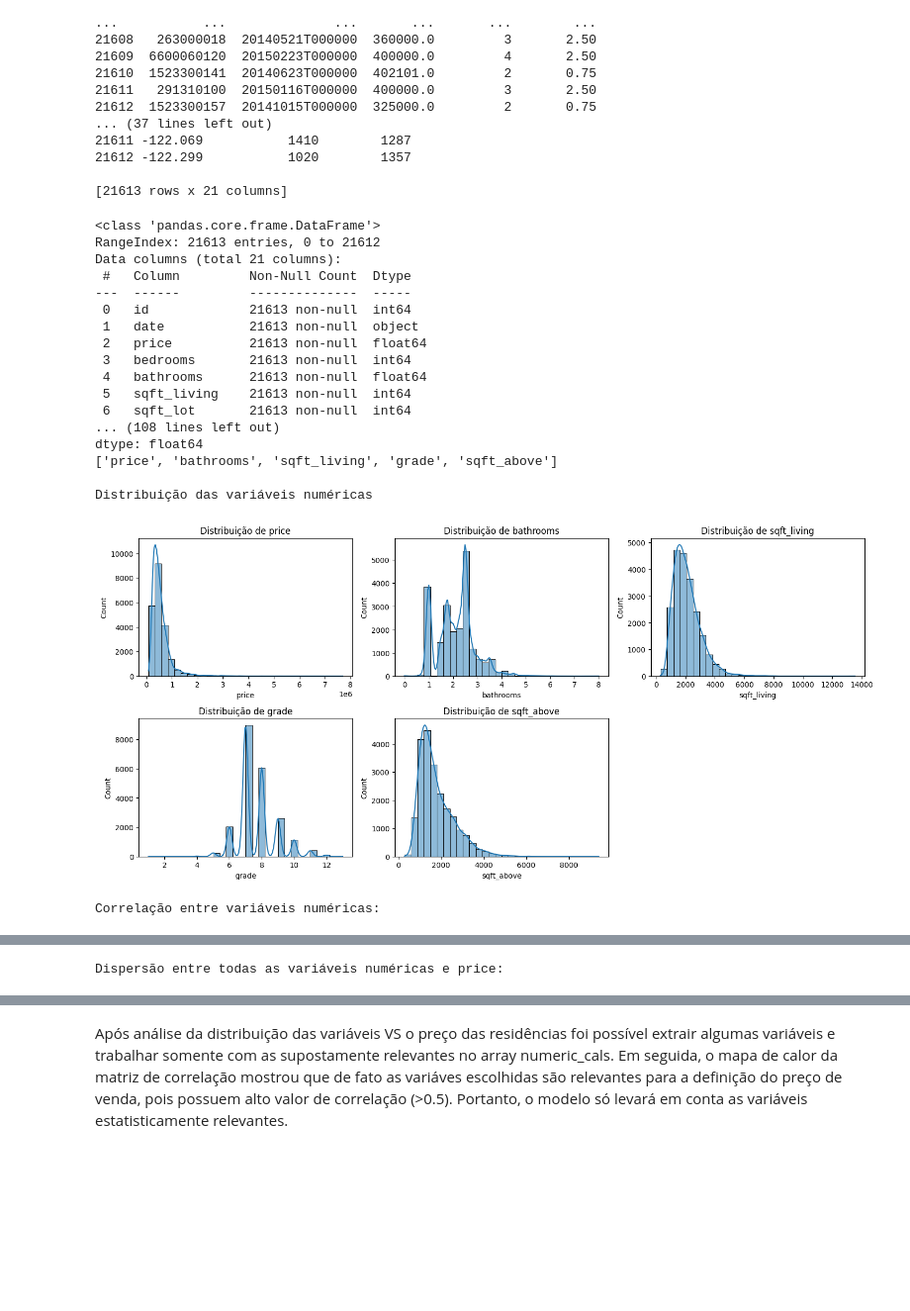
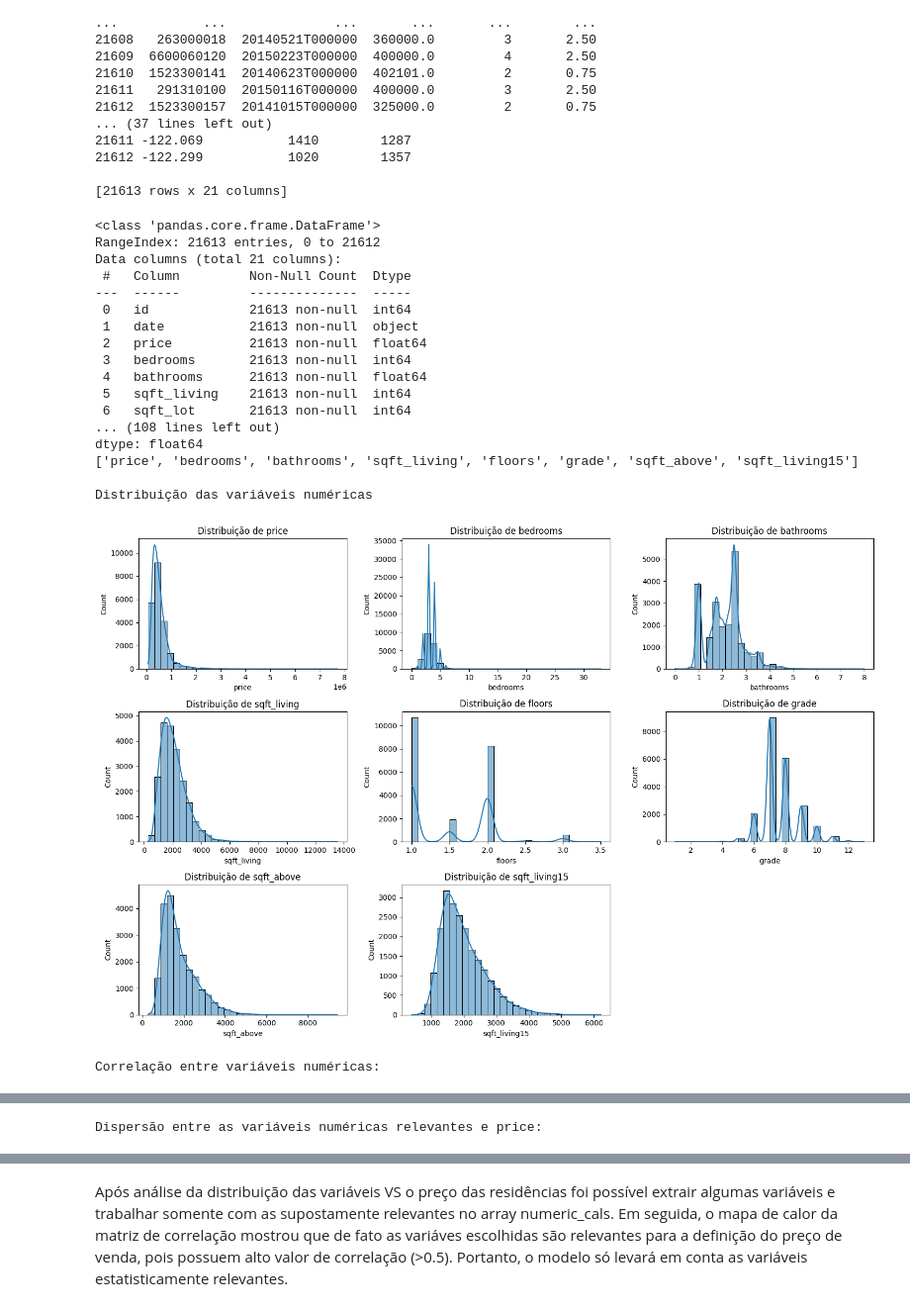
Before and after one commit to gustavo-plc/PyStatistics, a Jupyter notebook: AEDI_PROVA.ipynb, the cells around one changed output, grey strips where cells are left out. Shown at 99% size. Saved outputs shown, nothing was run; the diff lists cells and outputs as text; code cells hidden in the pictures; blank space fills up the shorter version.

```diff
--- a/AEDI_PROVA.ipynb
+++ b/AEDI_PROVA.ipynb
@@ -65,7 +65,7 @@ print(dados.median(numeric_only=True))
 # seleção das variáveis numéricas e relevantes
 
 numeric_cols = [col for col in dados.select_dtypes(include='number').columns
-                if col not in ['id', 'zipcode', 'sqft_lot', 'lat', 'waterfront', 'long', 'view', 'sqft_lot', 'sqft_lot15', 'date', 'bedrooms', 'floors', 'condition', 'sqft_basement', 'yr_built', 'yr_renovated', 'sqft_living15']]
+                if col not in ['id', 'zipcode', 'sqft_lot', 'lat', 'waterfront', 'long', 'view', 'sqft_lot', 'sqft_lot15', 'date', 'condition', 'sqft_basement', 'yr_built', 'yr_renovated']]
 
 
 print(numeric_cols)
@@ -91,7 +91,7 @@ plt.show()
 # gráficos de dispersão para todas as variáveis em numeric_cols
 target = 'price'
 
-print(f"\nDispersão entre todas as variáveis numéricas e {target}:")
+print(f"\nDispersão entre as variáveis numéricas relevantes e {target}:")
 
 num_plots = len(numeric_cols)
 num_cols_per_row = 3
@@ -100,33 +100,33 @@ num_rows = (num_plots + num_cols_per_row - 1) // num_cols_per_row
 plt.figure(figsize=(num_cols_per_row * 5, num_rows * 4))
 
 features_for_scatter = [col for col in numeric_cols if col != target]
 
 for i, feature in enumerate(features_for_scatter):
     plt.subplot(num_rows, num_cols_per_row, i + 1)
     sns.scatterplot(data=dados, x=feature, y=target, alpha=0.5)
     plt.title(f'{feature} x {target}')
     plt.xlabel(feature)
     plt.ylabel(target)
 
 plt.tight_layout()
 plt.show()
 # %% [output]
 <class 'pandas.core.frame.DataFrame'>
 RangeIndex: 21613 entries, 0 to 21612
 Data columns (total 21 columns):
  #   Column         Non-Null Count  Dtype
 ---  ------         --------------  -----
  0   id             21613 non-null  int64
  1   date           21613 non-null  object
  2   price          21613 non-null  float64
  3   bedrooms       21613 non-null  int64
  4   bathrooms      21613 non-null  float64
  5   sqft_living    21613 non-null  int64
  6   sqft_lot       21613 non-null  int64
 ... (108 lines left out)
 dtype: float64
-['price', 'bathrooms', 'sqft_living', 'grade', 'sqft_above']
+['price', 'bedrooms', 'bathrooms', 'sqft_living', 'floors', 'grade', 'sqft_above', 'sqft_living15']
 
 Distribuição das variáveis numéricas
-[figure, old version]
+[figure, new version]
 Correlação entre variáveis numéricas:
@@ -134 +134 @@ Correlação entre variáveis numéricas:
-Dispersão entre todas as variáveis numéricas e price:
+Dispersão entre as variáveis numéricas relevantes e price:
```
Also changed, not shown: parts of 66 cells of this notebook.
